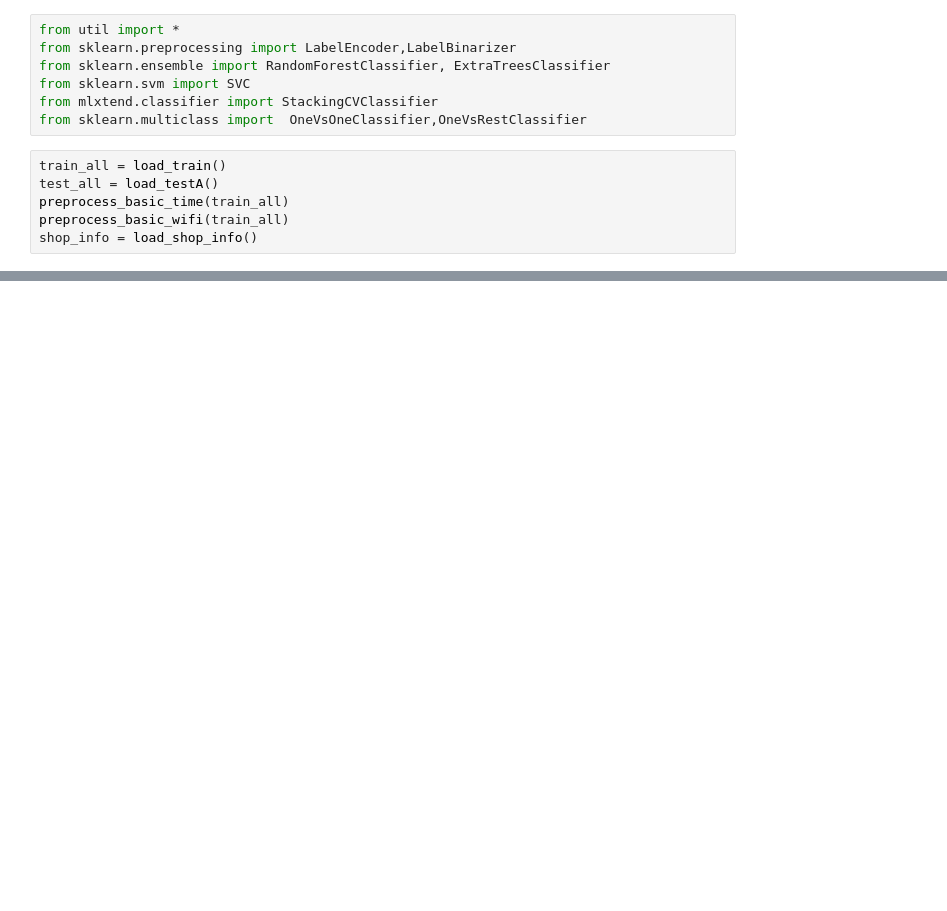
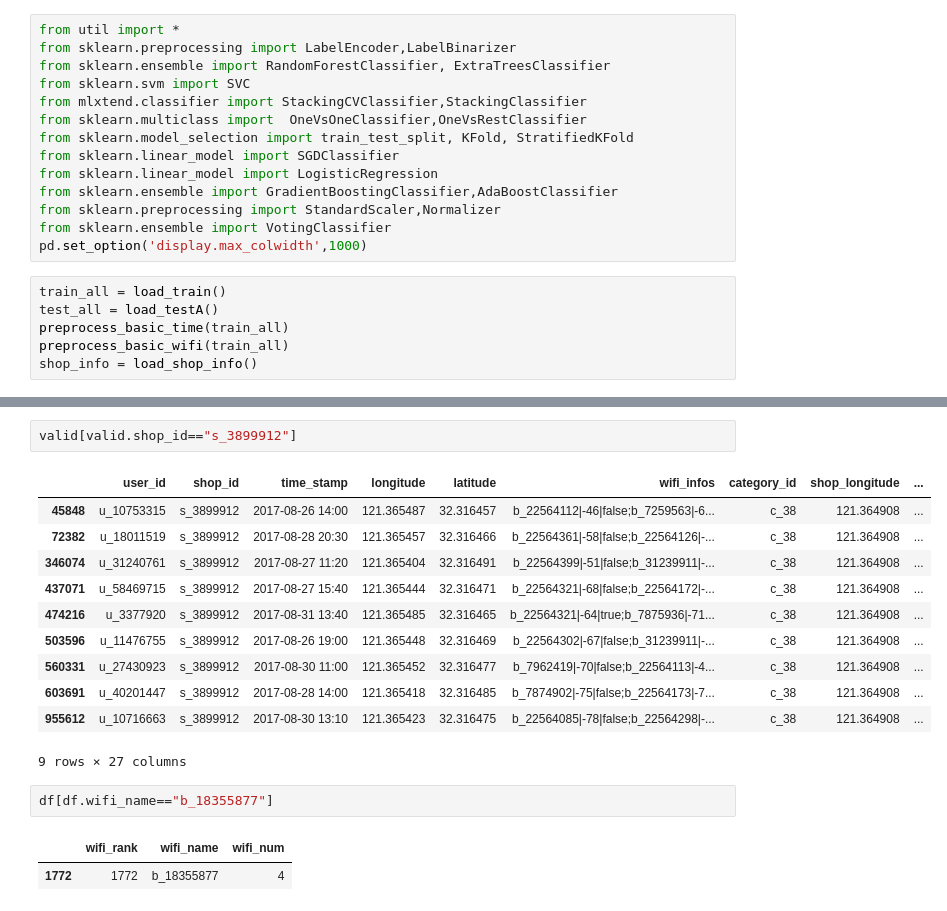
Before and after one commit to lvjianjian/ccf_mayi_2017, a Jupyter notebook: notebook/stacking.ipynb, the cells around one changed output, grey strips where cells are left out. Cells and saved outputs as stored; diff of their text form; blank space fills up the shorter version.

```diff
--- a/notebook/stacking.ipynb
+++ b/notebook/stacking.ipynb
@@ -3,8 +3,15 @@ from util import *
 from sklearn.preprocessing import LabelEncoder,LabelBinarizer
 from sklearn.ensemble import RandomForestClassifier, ExtraTreesClassifier
 from sklearn.svm import SVC
-from mlxtend.classifier import StackingCVClassifier
+from mlxtend.classifier import StackingCVClassifier,StackingClassifier
 from sklearn.multiclass import  OneVsOneClassifier,OneVsRestClassifier
+from sklearn.model_selection import train_test_split, KFold, StratifiedKFold
+from sklearn.linear_model import SGDClassifier
+from sklearn.linear_model import LogisticRegression
+from sklearn.ensemble import GradientBoostingClassifier,AdaBoostClassifier
+from sklearn.preprocessing import StandardScaler,Normalizer
+from sklearn.ensemble import VotingClassifier
+pd.set_option('display.max_colwidth',1000)
 # %%
 train_all = load_train()
 test_all = load_testA()
@@ -152,0 +327,19 @@ Training and fitting fold 3 of 3...
+# %%
+valid[valid.shop_id=="s_3899912"]
+# %% [output]
+|  | user_id | shop_id | time_stamp | longitude | latitude | wifi_infos | category_id | shop_longitude | ... |
+| 45848 | u_10753315 | s_3899912 | 2017-08-26 14:00 | 121.365487 | 32.316457 | b_22564112|-46|false;b_7259563|-6... | c_38 | 121.364908 | ... |
+| 72382 | u_18011519 | s_3899912 | 2017-08-28 20:30 | 121.365457 | 32.316466 | b_22564361|-58|false;b_22564126|-... | c_38 | 121.364908 | ... |
+| 346074 | u_31240761 | s_3899912 | 2017-08-27 11:20 | 121.365404 | 32.316491 | b_22564399|-51|false;b_31239911|-... | c_38 | 121.364908 | ... |
+| 437071 | u_58469715 | s_3899912 | 2017-08-27 15:40 | 121.365444 | 32.316471 | b_22564321|-68|false;b_22564172|-... | c_38 | 121.364908 | ... |
+| 474216 | u_3377920 | s_3899912 | 2017-08-31 13:40 | 121.365485 | 32.316465 | b_22564321|-64|true;b_7875936|-71... | c_38 | 121.364908 | ... |
+| 503596 | u_11476755 | s_3899912 | 2017-08-26 19:00 | 121.365448 | 32.316469 | b_22564302|-67|false;b_31239911|-... | c_38 | 121.364908 | ... |
+| 560331 | u_27430923 | s_3899912 | 2017-08-30 11:00 | 121.365452 | 32.316477 | b_7962419|-70|false;b_22564113|-4... | c_38 | 121.364908 | ... |
+| 603691 | u_40201447 | s_3899912 | 2017-08-28 14:00 | 121.365418 | 32.316485 | b_7874902|-75|false;b_22564173|-7... | c_38 | 121.364908 | ... |
+| 955612 | u_10716663 | s_3899912 | 2017-08-30 13:10 | 121.365423 | 32.316475 | b_22564085|-78|false;b_22564298|-... | c_38 | 121.364908 | ... |
+9 rows × 27 columns
+# %%
+df[df.wifi_name=="b_18355877"]
+# %% [output]
+|  | wifi_rank | wifi_name | wifi_num |
+| 1772 | 1772 | b_18355877 | 4 |
```
Also changed, not shown: parts of 114 cells of this notebook, 12 other files.
